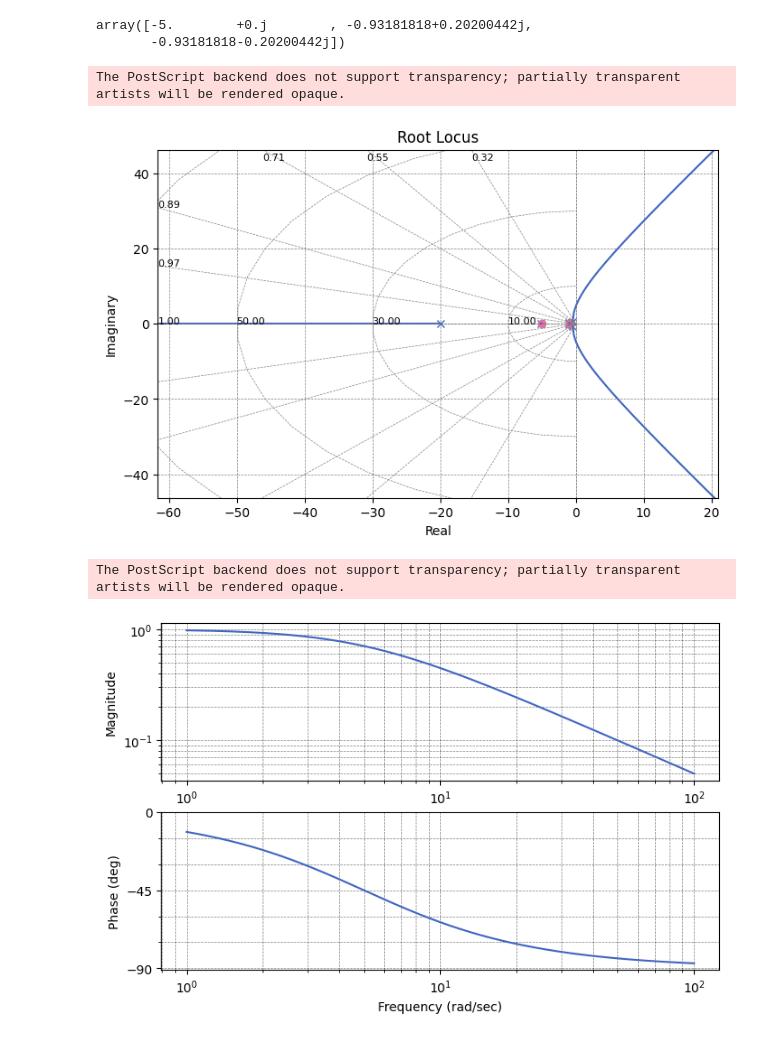
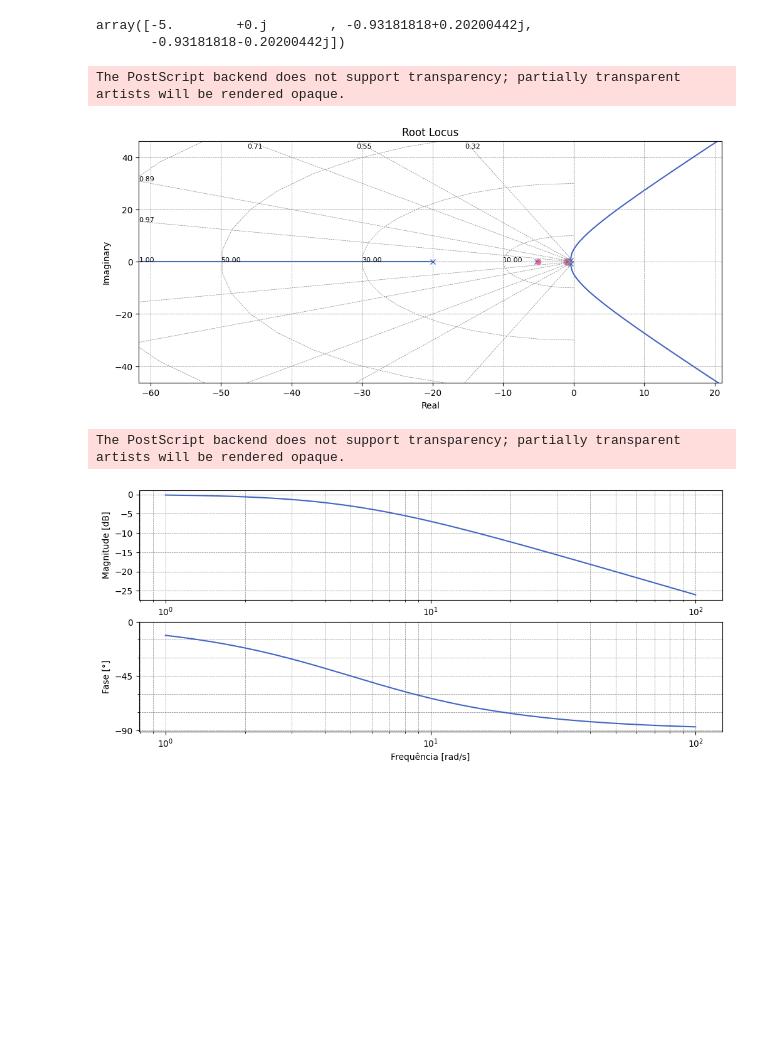
Before and after one commit to ErickNMA/Inst._Ind., a Jupyter notebook: Analise Dinamica de Sensores/item2.ipynb, the cells around one changed output. Cells and saved outputs as stored; diff of their text form; code cells hidden in the pictures; blank space fills up the shorter version.

```diff
--- a/Analise Dinamica de Sensores/item2.ipynb
+++ b/Analise Dinamica de Sensores/item2.ipynb
@@ -11,7 +11,7 @@ plt.style.use([
 ])
 #plt.rcParams['lines.linewidth'] = 3
 #plt.rcParams['font.size'] = 20
-plt.rcParams['figure.figsize'] = (8, 5)
+plt.rcParams['figure.figsize'] = (12, 5)
 # %%
 s = ct.tf('s')
 
@@ -46,13 +47,17 @@ rl = ct.root_locus(sys)
 plt.savefig('curves/rl2.eps', dpi=600, transparent=True, bbox_inches='tight')
 # %% [output]
 The PostScript backend does not support transparency; partially transparent artists will be rendered opaque.
-[figure, old version]
+[figure, new version]
 # %%
-bd = ct.bode(H)
-plt.savefig('curves/bd2.eps', dpi=600, transparent=True, bbox_inches='tight')
+bd = ct.bode(H, dB=True)
+plt.xlabel('Frequência [rad/s]')
+plt.ylabel('Fase [°]')
+plt.subplot(2, 1, 1)
+plt.ylabel('Magnitude [dB]')
+plt.savefig('curves/bd3.eps', dpi=600, transparent=True, bbox_inches='tight')
 # %% [output]
 The PostScript backend does not support transparency; partially transparent artists will be rendered opaque.
-[figure, old version]
+[figure, new version]
 # %%
 t = np.arange(0, 15, 1e-2)
 
```
Also changed, not shown: parts of 2 cells of this notebook, 15 other files.
